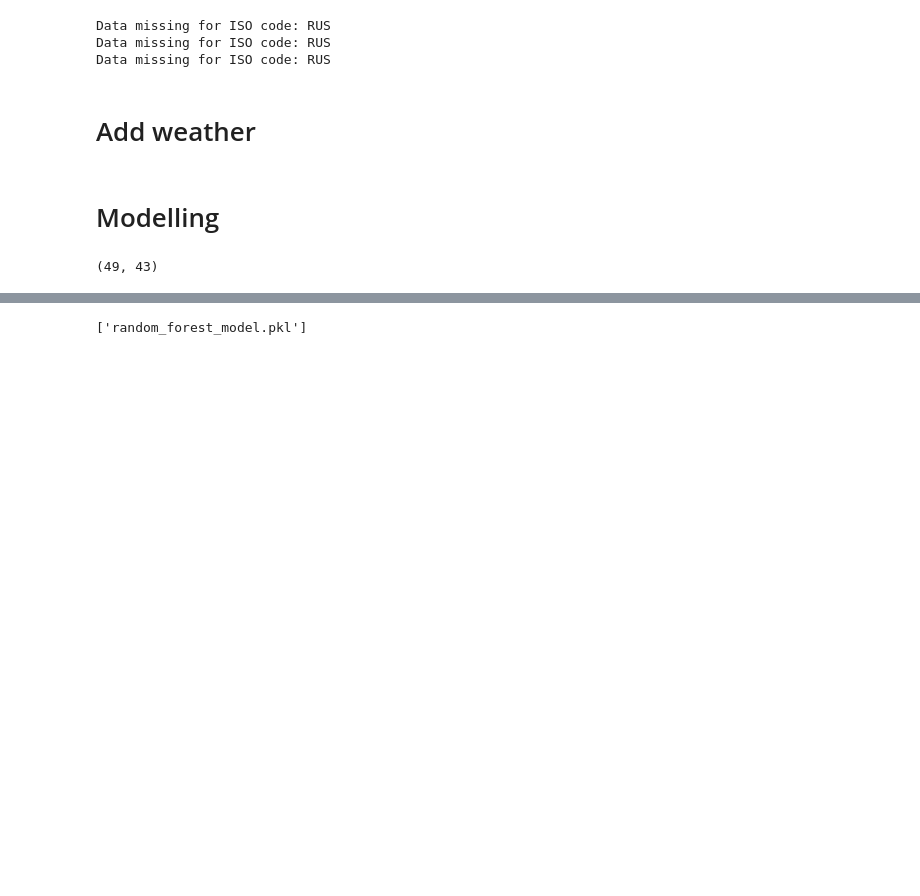
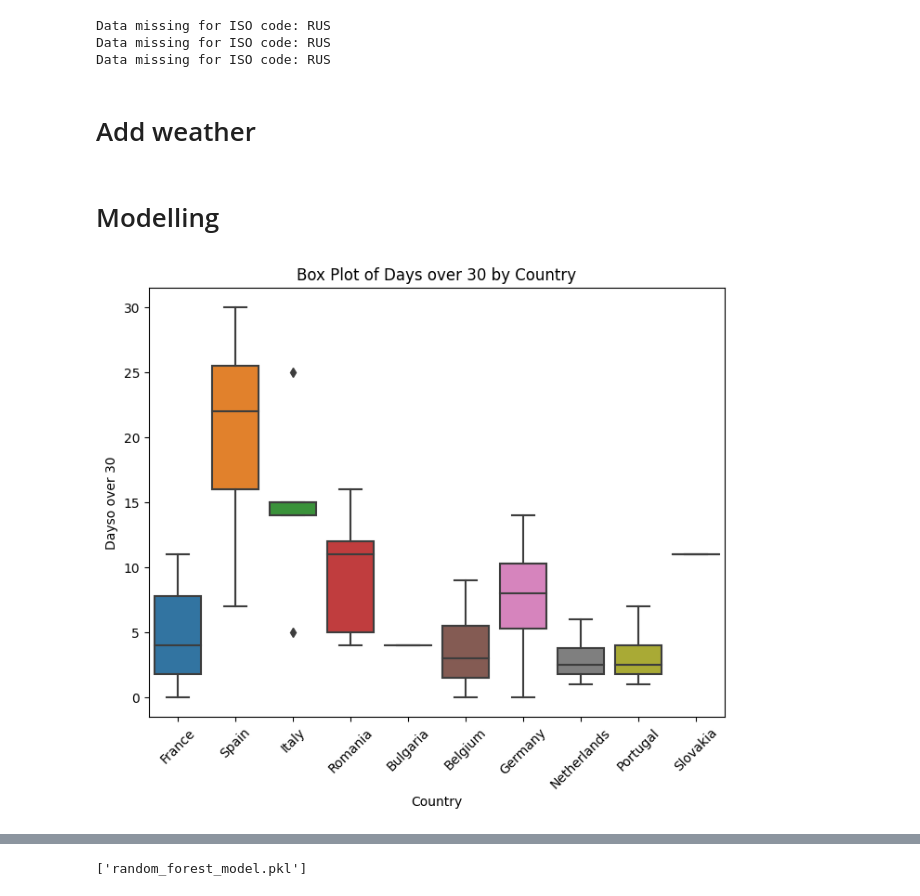
Before and after one commit to wentingjiang2022/mda_kuleuven, a Jupyter notebook: notebooks/data_processing_model.ipynb, the cells around one changed output, grey strips where cells are left out. Cells and saved outputs as stored; diff of their text form; code cells hidden in the pictures; blank space fills up the shorter version.

```diff
--- a/notebooks/data_processing_model.ipynb
+++ b/notebooks/data_processing_model.ipynb
@@ -212,10 +213,6 @@ Data missing for ISO code: RUS
 # Add weather
 # %% [markdown]
 # Modelling
-# %%
-df_model.shape
-# %% [output]
-(49, 43)
 # %%
 #df_model.to_csv('df_model.csv')
 # %%
@@ -235,2 +228,13 @@ columns_to_encode = ['Region','Country']
 dummies = pd.get_dummies(df[columns_to_encode], columns=columns_to_encode, prefix=columns_to_encode)
+# %%
+data = df[['Country',  'Days_over_30']]
+plt.figure(figsize=(8, 6))
+sns.boxplot(x='Country', y='Days_over_30', data=data)
+plt.title('Box Plot of Days over 30 by Country')
+plt.ylabel('Dayso over 30')
+plt.xticks(rotation=45)
+plt.savefig(image_folder + 'boxplot_days_over_30.png')
+plt.show()
+# %% [output]
+[figure, added]
 # %%
```
Also changed, not shown: parts of 19 cells of this notebook, 6 other files.
